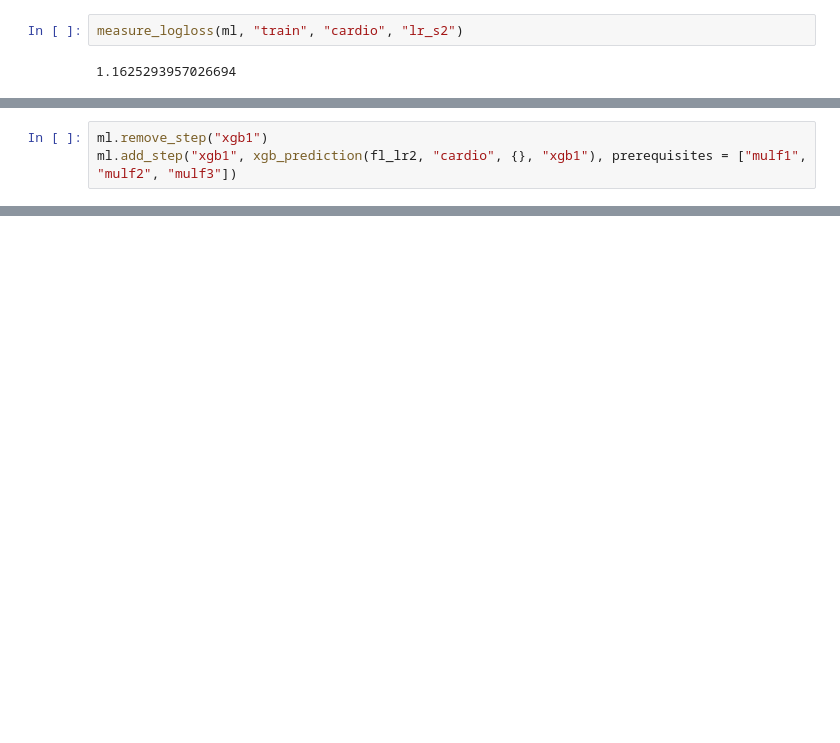
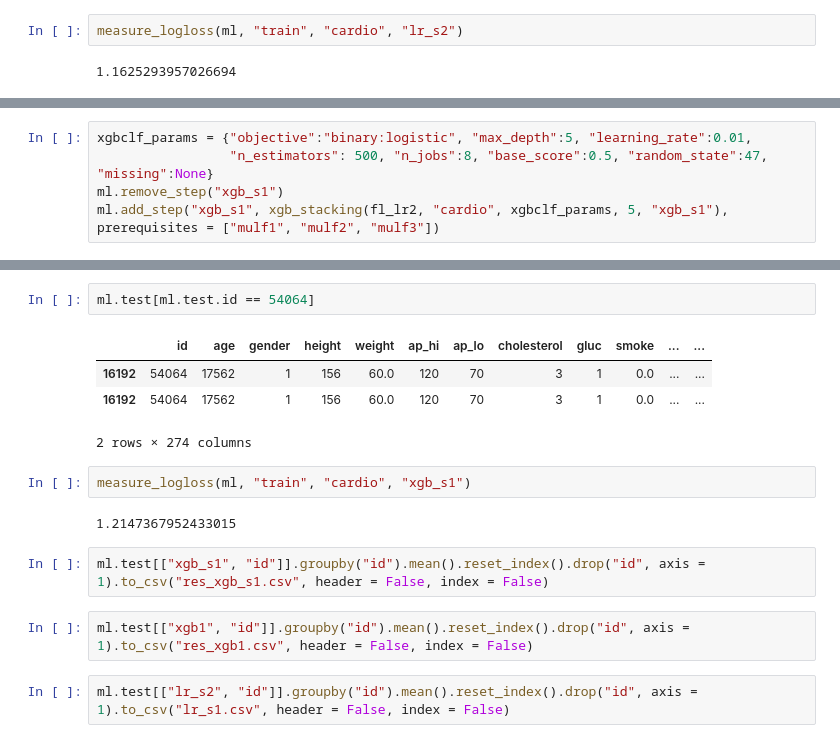
Before and after one commit to Goorman/MLStacker, a Jupyter notebook: Untitled1.ipynb, the cells around one changed output, grey strips where cells are left out. Drawn from its saved outputs; the diff is of its cells as text; blank space fills up the shorter version.

```diff
--- a/Untitled1.ipynb
+++ b/Untitled1.ipynb
@@ -168,4 +167,6 @@ measure_logloss(ml, "train", "cardio", "lr_s3")
-# %%
-ml.remove_step("xgb1")
-ml.add_step("xgb1", xgb_prediction(fl_lr2, "cardio", {}, "xgb1"), prerequisites = ["mulf1", "mulf2", "mulf3"])
+# %%
+xgbclf_params = {"objective":"binary:logistic", "max_depth":5, "learning_rate":0.01,
+                 "n_estimators": 500, "n_jobs":8, "base_score":0.5, "random_state":47, "missing":None}
+ml.remove_step("xgb_s1")
+ml.add_step("xgb_s1", xgb_stacking(fl_lr2, "cardio", xgbclf_params, 5, "xgb_s1"), prerequisites = ["mulf1", "mulf2", "mulf3"])
 # %%
@@ -195,0 +279,17 @@ x = ml.test[["xgb1", "id"]].groupby("id").mean()
+# %%
+ml.test[ml.test.id == 54064]
+# %% [output]
+|  | id | age | gender | height | weight | ap_hi | ap_lo | cholesterol | gluc | smoke | ... | ... |
+| 16192 | 54064 | 17562 | 1 | 156 | 60.0 | 120 | 70 | 3 | 1 | 0.0 | ... | ... |
+| 16192 | 54064 | 17562 | 1 | 156 | 60.0 | 120 | 70 | 3 | 1 | 0.0 | ... | ... |
+2 rows × 274 columns
+# %%
+measure_logloss(ml, "train", "cardio", "xgb_s1")
+# %% [output]
+1.2147367952433015
+# %%
+ml.test[["xgb_s1", "id"]].groupby("id").mean().reset_index().drop("id", axis = 1).to_csv("res_xgb_s1.csv", header = False, index = False)
+# %%
+ml.test[["xgb1", "id"]].groupby("id").mean().reset_index().drop("id", axis = 1).to_csv("res_xgb1.csv", header = False, index = False)
+# %%
+ml.test[["lr_s2", "id"]].groupby("id").mean().reset_index().drop("id", axis = 1).to_csv("lr_s1.csv", header = False, index = False)
```
Also changed, not shown: parts of 7 cells of this notebook.
